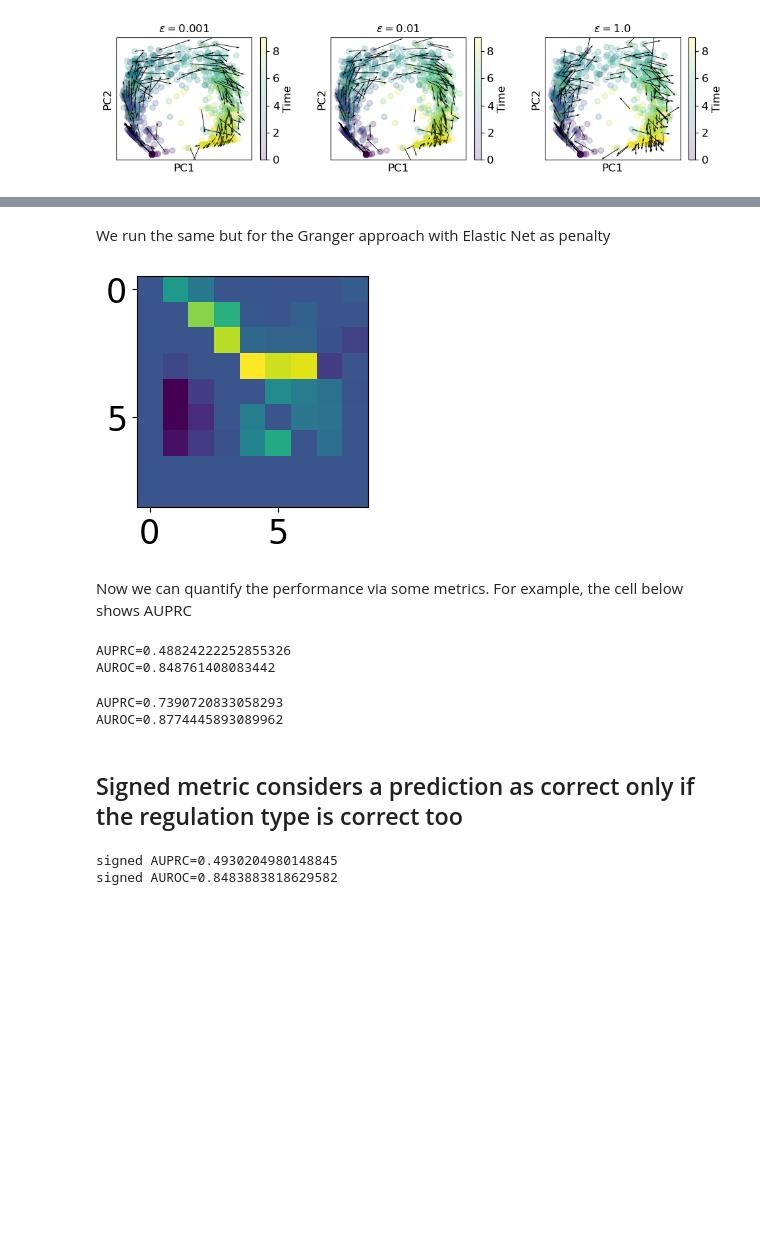
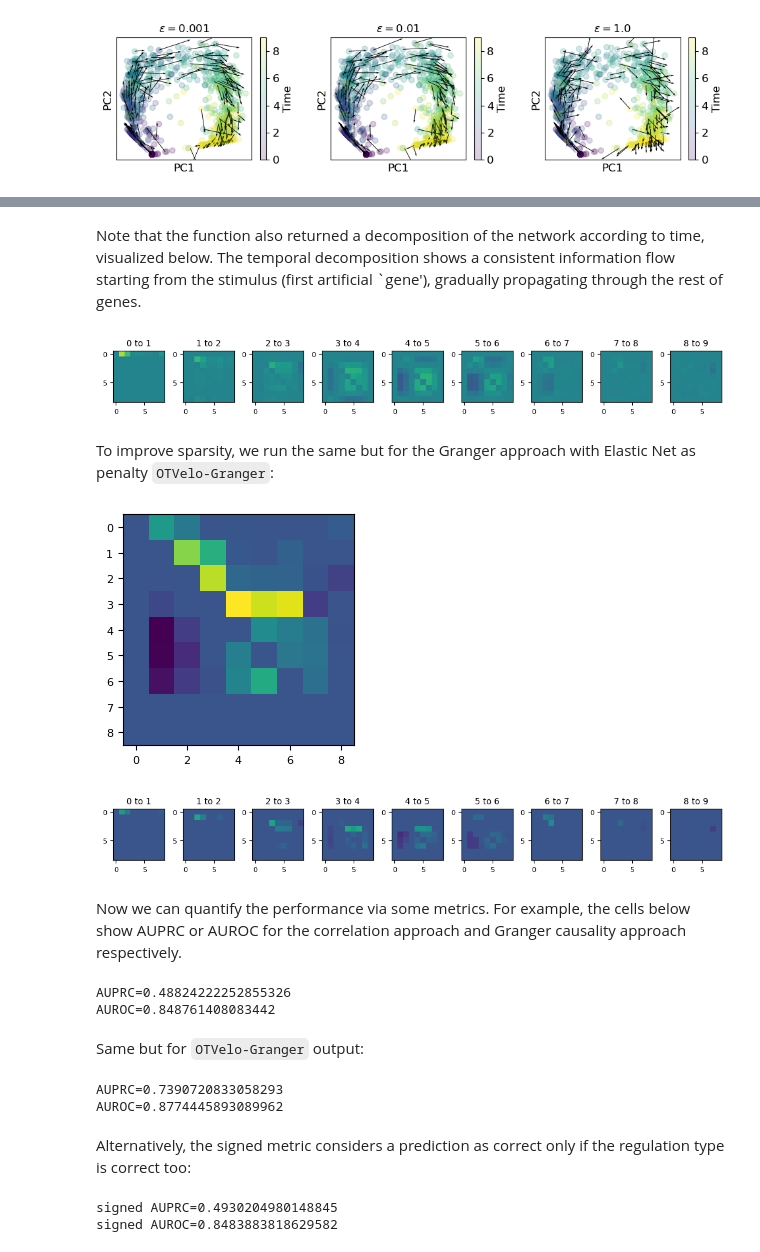
Before and after one commit to NoahElRimawiFine/OT-Velocity, a Jupyter notebook: Scripts/Demo.ipynb, the cells around one changed output, grey strips where cells are left out. Cells and saved outputs as stored; diff of their text form; code cells hidden in the pictures; blank space fills up the shorter version.

```diff
--- a/Scripts/Demo.ipynb
+++ b/Scripts/Demo.ipynb
@@ -77,13 +87,17 @@ plt.show()
 # %%
 alpha = 0.5
 
+counter = -1
 
 plt.rcParams["figure.figsize"] = (10,3)
 for eps in [1E-3, 1E-2, 1E0]:
     counter += 1
 
+    # Solve the couplings from fused Gromov Wasserstein:
+
     Ts_prior,_ = solve_prior(counts[1:,:],counts[1:,:], Nt, labels, eps_samp=eps, alpha=alpha)
 
+    # Compute velocities in the PCA space:
 
     velocities_all_pca = [ [0] ]*(Nt)
     nums = []
@@ -116,7 +130,8 @@ for eps in [1E-3, 1E-2, 1E0]:
     for i in range(Nt):
 
         velocities_pca[:,i*num_cells_per_step:(i+1)*num_cells_per_step] = velocities_all_pca[i].T
-    #plt.subplot(1,4,counter)
+
+
     plt.scatter(counts_pca[:,0], counts_pca[:,1],c=labels, alpha=0.01 )
     # plt.colorbar()
     # velocities_pca = pca.transform( velocities_signed.T)
@@ -171,10 +193,11 @@ Here we run the algorithm on correlation and visualize the weights
 import copy
 velocities_all_signed_copy = copy.deepcopy( velocities_all_signed )
 velocities_signed_copy = copy.deepcopy( velocities_signed )
-Tv_corr = OT_lagged_correlation(velocities_all_signed_copy, velocities_signed_copy, Ts_prior, stimulation=True,
-                                 elastic_Net=False,tune=False,signed=True )
+Tv_corr, Tv_corr_slices = OT_lagged_correlation(velocities_all_signed_copy, velocities_signed_copy, Ts_prior, stimulation=True,
+                                 elastic_Net=False,tune=False,signed=True, return_slice=True )
 
 Tv_corr = Tv_corr - np.diag( np.diag(Tv_corr) )
 plt.imshow(Tv_corr)
+plt.title('OTVelo-Corr')
 plt.show()
 # %% [output]
@@ -182,16 +205,43 @@ plt.show()
+# %% [markdown]
+Note that the function also returned a decomposition of the network according to time, visualized below. The temporal decomposition shows a consistent information flow starting from the stimulus (first artificial `gene'), gradually propagating through the rest of genes.
+# %%
+plt.rcParams["figure.figsize"] = (10,3)
+plt.rcParams["font.size"] = 8
+
+for i in range(Nt-1):
+    plt.subplot(1,Nt-1, i+1)
+    plt.imshow(Tv_corr_slices[i]-np.diag(np.diag(Tv_corr_slices[i])))
+    plt.title(group_labels[i]+' to '+group_labels[i+1])
+    plt.clim([Tv_corr.min(), Tv_corr.max()])
+plt.tight_layout()
+plt.show()
+# %% [output]
+[figure, added]
 # %% [markdown]
-We run the same but for the Granger approach with Elastic Net as penalty
+To improve sparsity, we run the same but for the Granger approach with Elastic Net as penalty `OTVelo-Granger`:
 # %%
-Tv_Granger = OT_lagged_correlation(velocities_all_signed_copy, velocities_signed_copy, Ts_prior, stimulation=True,
-                                 elastic_Net=True,l1_opt=0.5,tune=False,signed=True )
+Tv_Granger, Tv_Granger_slices = OT_lagged_correlation(velocities_all_signed_copy, velocities_signed_copy, Ts_prior, stimulation=True,
+                                 elastic_Net=True,l1_opt=0.5,tune=False,signed=True, return_slice=True )
 
 Tv_Granger = Tv_Granger - np.diag( np.diag(Tv_Granger) )
 plt.imshow(Tv_Granger)
 plt.show()
+
+plt.rcParams["figure.figsize"] = (10,3)
+plt.rcParams["font.size"] = 8
+
+for i in range(Nt-1):
+    plt.subplot(1,Nt-1, i+1)
+    plt.imshow(Tv_Granger_slices[i]-np.diag(np.diag(Tv_Granger_slices[i])))
+    plt.title(group_labels[i]+' to '+group_labels[i+1])
+    plt.clim([Tv_Granger.min(), Tv_Granger.max()])
+plt.tight_layout()
+plt.show()
 # %% [output]
-[figure, old version]
+[figure, new version]
+[figure, added]
 # %% [markdown]
-Now we can quantify the performance via some metrics. For example, the cell below shows AUPRC
+Now we can quantify the performance via some metrics. For example, the cells below show AUPRC or AUROC for the correlation approach and Granger causality approach respectively.
 # %%
 import evaluation_metrics
 from evaluation_metrics import evaluate_AUC, early_precision#,stability
@@ -202,6 +252,8 @@ print('AUROC='+str(AUROC) )
 # %% [output]
 AUPRC=0.48824222252855326
 AUROC=0.848761408083442
+# %% [markdown]
+Same but for `OTVelo-Granger` output:
 # %%
 AUPRC, AUROC, random = evaluate_AUC( Tv_Granger, truth, sign = None)
 print('AUPRC='+str(AUPRC) )
@@ -210,7 +262,7 @@ print('AUROC='+str(AUROC) )
 AUPRC=0.7390720833058293
 AUROC=0.8774445893089962
 # %% [markdown]
-## Signed metric considers a prediction as correct only if the regulation type is correct too
+Alternatively, the signed metric considers a prediction as correct only if the regulation type is correct too:
 # %%
 AUPRC, AUROC, random = evaluate_AUC( Tv_corr, truth, sign = True)
 print('signed AUPRC='+str(AUPRC) )
```
Also changed, not shown: parts of 11 cells of this notebook, 6 other files.
